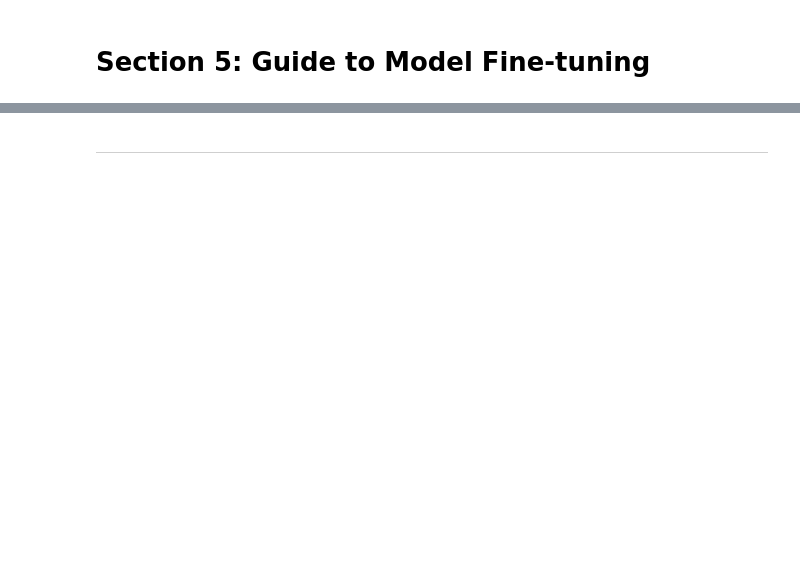
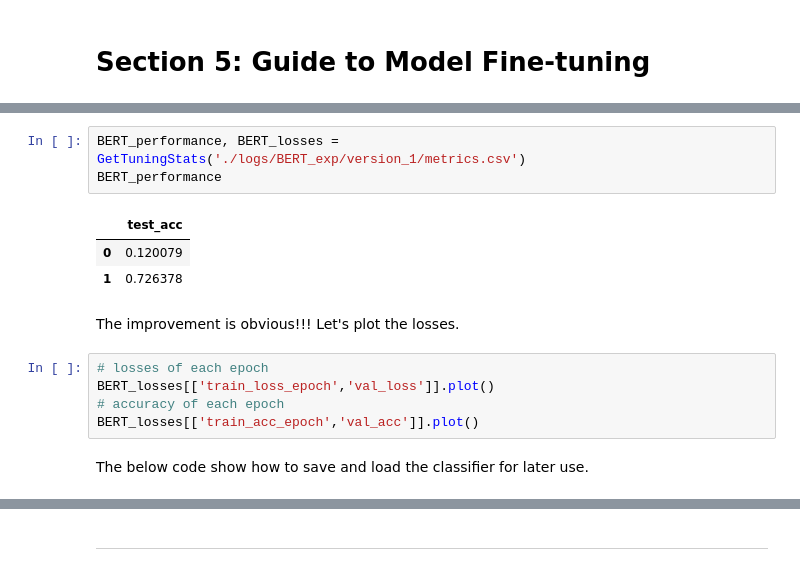
Before and after one commit to UCREL/Session-6-LLM-Based-Emotion-Analysis, a Jupyter notebook: tutorial.ipynb, the cells around one changed output, grey strips where cells are left out. Cells and saved outputs as stored; diff of their text form; blank space fills up the shorter version.

```diff
--- a/tutorial.ipynb
+++ b/tutorial.ipynb
@@ -767,0 +829,16 @@ EmoClassifier(
+# %%
+BERT_performance, BERT_losses = GetTuningStats('./logs/BERT_exp/version_1/metrics.csv')
+BERT_performance
+# %% [output]
+|  | test_acc |
+| 0 | 0.120079 |
+| 1 | 0.726378 |
+# %% [markdown]
+The improvement is obvious!!! Let's plot the losses.
+# %%
+# losses of each epoch
+BERT_losses[['train_loss_epoch','val_loss']].plot()
+# accuracy of each epoch
+BERT_losses[['train_acc_epoch','val_acc']].plot()
+# %% [markdown]
+The below code show how to save and load the classifier for later use.
```
Also changed, not shown: parts of 161 cells of this notebook, 1 other file.
